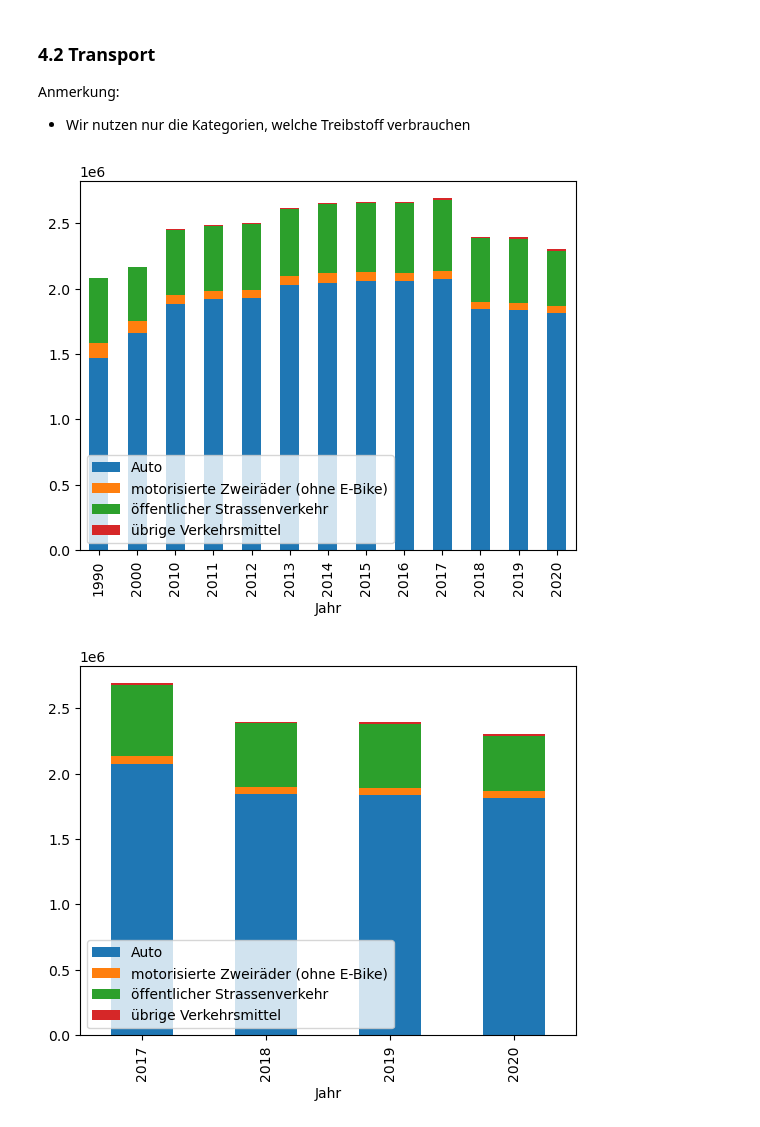
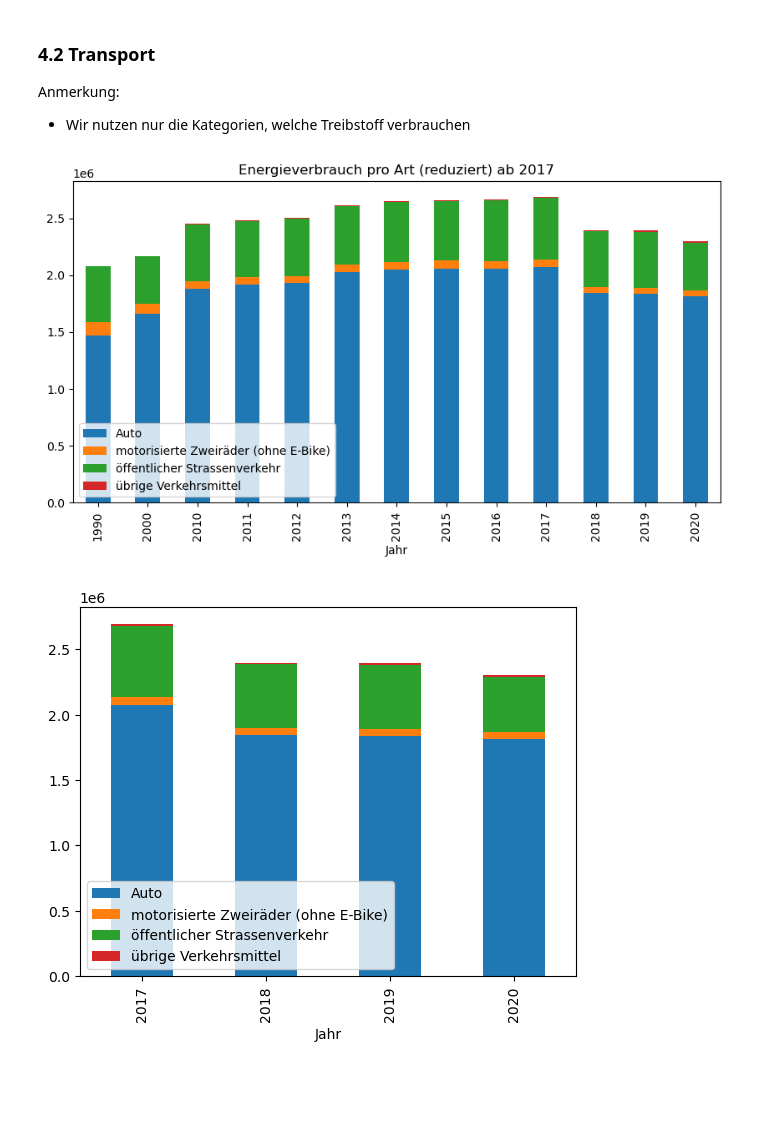
Before and after one commit to marco-weber/BMLD-2022-Informatik-Leistungsnachweis, a Jupyter notebook: Leistungsnachweisname_FilipaWeber_AnnaHasenfratz_EnyaJossen.ipynb, the cells around one changed output. Cells and saved outputs as stored; diff of their text form; code cells hidden in the pictures; blank space fills up the shorter version.

```diff
--- a/Leistungsnachweisname_FilipaWeber_AnnaHasenfratz_EnyaJossen.ipynb
+++ b/Leistungsnachweisname_FilipaWeber_AnnaHasenfratz_EnyaJossen.ipynb
@@ -298,14 +298,15 @@ Anmerkung:
 # %%
 filter_transport = ((df_full["Kategorie"] == "Auto" )|
                     (df_full["Kategorie"] == "öffentlicher Strassenverkehr")|
                     (df_full["Kategorie"] == "motorisierte Zweiräder (ohne E-Bike)")|
                     (df_full["Kategorie"] == "übrige Verkehrsmittel"))
 df_transport_wide = df_full[(filter_historic & filter_transport)].pivot(index="Jahr", columns="Kategorie", values="Wert")
-df_transport_wide.plot.bar(stacked=True)
+#df_transport_wide.plot.bar(stacked=True)
+df_transport_wide.plot(kind="bar",figsize=[10,5], title= "Energieverbrauch pro Art (reduziert) ab 2017", stacked=True)
 plt.legend(loc='lower left')
 plt.show()
 # %% [output]
-[figure, old version]
+[figure, new version]
 # %%
 filter_transport = ((df_full["Kategorie"] == "Auto" )|
                     (df_full["Kategorie"] == "öffentlicher Strassenverkehr")|
```
Also changed, not shown: parts of 2 cells of this notebook.
